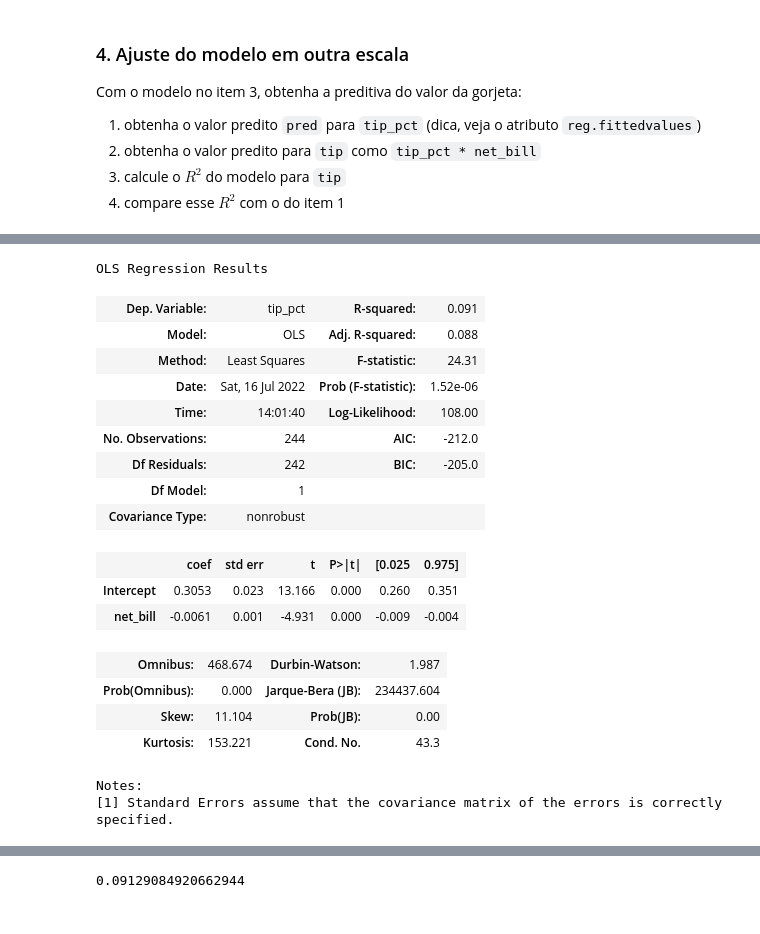
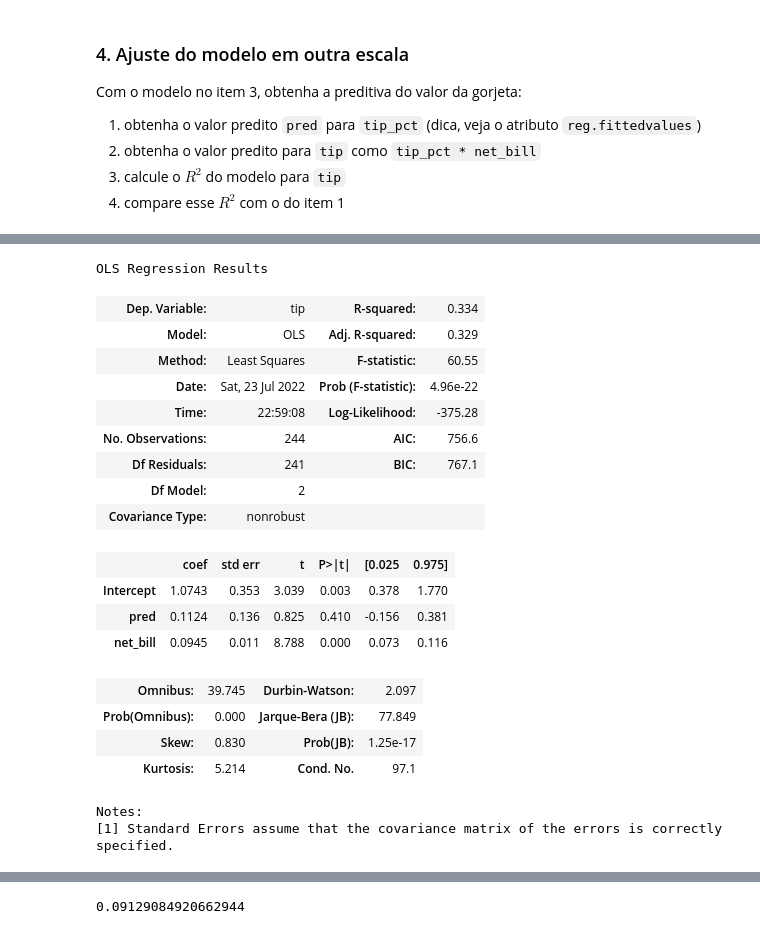
Before and after one commit to lgrdcmt/ebac_exercicios, a Jupyter notebook: Mod12 - Exerc01.ipynb, the cells around one changed output, grey strips where cells are left out. Drawn from its saved outputs; the diff is of its cells as text; code cells hidden in the pictures.

````diff
--- a/Mod12 - Exerc01.ipynb
+++ b/Mod12 - Exerc01.ipynb
@@ -74,3 +124,9 @@ Com o modelo no item 3, obtenha a preditiva do valor da gorjeta:
   2. obtenha o valor predito para ```tip``` como ```tip_pct * net_bill```
   3. calcule o $R^2$ do modelo para ```tip```
   4. compare esse $R^2$ com o do item 1
+# %%
+# 4.1) obtenha o valor predito pred para tip_pct (dica, veja o atributo reg.fittedvalues)
+
+pred = reg_tip_pct.fittedvalues
+
+pred
@@ -76,0 +146,5 @@ Com o modelo no item 3, obtenha a preditiva do valor da gorjeta:
+# %%
+tips['pred'] = pred * tips['net_bill']
+
+
+tips.head()
@@ -77,26 +158,27 @@ Com o modelo no item 3, obtenha a preditiva do valor da gorjeta:
 # %%
-# 4.1)
+# 4.2) obtenha o valor predito para tip como tip_pct * net_bill
 
-reg_tip_pct = smf.ols('tip_pct ~ net_bill', data = tips).fit()
+reg_tip = smf.ols('tip ~ pred + net_bill', data = tips).fit()
 
-reg_tip_pct.summary()
+reg_tip.summary()
 # %% [output]
 OLS Regression Results
-| Dep. Variable: | tip_pct | R-squared: | 0.091 |
-| Model: | OLS | Adj. R-squared: | 0.088 |
-| Method: | Least Squares | F-statistic: | 24.31 |
-| Date: | Sat, 16 Jul 2022 | Prob (F-statistic): | 1.52e-06 |
-| Time: | 14:01:40 | Log-Likelihood: | 108.00 |
-| No. Observations: | 244 | AIC: | -212.0 |
-| Df Residuals: | 242 | BIC: | -205.0 |
-| Df Model: | 1 |  |  |
+| Dep. Variable: | tip | R-squared: | 0.334 |
+| Model: | OLS | Adj. R-squared: | 0.329 |
+| Method: | Least Squares | F-statistic: | 60.55 |
+| Date: | Sat, 23 Jul 2022 | Prob (F-statistic): | 4.96e-22 |
+| Time: | 22:59:08 | Log-Likelihood: | -375.28 |
+| No. Observations: | 244 | AIC: | 756.6 |
+| Df Residuals: | 241 | BIC: | 767.1 |
+| Df Model: | 2 |  |  |
 | Covariance Type: | nonrobust |  |  |
 |  | coef | std err | t | P>|t| | [0.025 | 0.975] |
-| Intercept | 0.3053 | 0.023 | 13.166 | 0.000 | 0.260 | 0.351 |
-| net_bill | -0.0061 | 0.001 | -4.931 | 0.000 | -0.009 | -0.004 |
+| Intercept | 1.0743 | 0.353 | 3.039 | 0.003 | 0.378 | 1.770 |
+| pred | 0.1124 | 0.136 | 0.825 | 0.410 | -0.156 | 0.381 |
+| net_bill | 0.0945 | 0.011 | 8.788 | 0.000 | 0.073 | 0.116 |
-| Omnibus: | 468.674 | Durbin-Watson: | 1.987 |
-| Prob(Omnibus): | 0.000 | Jarque-Bera (JB): | 234437.604 |
-| Skew: | 11.104 | Prob(JB): | 0.00 |
-| Kurtosis: | 153.221 | Cond. No. | 43.3 |
+| Omnibus: | 39.745 | Durbin-Watson: | 2.097 |
+| Prob(Omnibus): | 0.000 | Jarque-Bera (JB): | 77.849 |
+| Skew: | 0.830 | Prob(JB): | 1.25e-17 |
+| Kurtosis: | 5.214 | Cond. No. | 97.1 |
 Notes:
 [1] Standard Errors assume that the covariance matrix of the errors is correctly specified.
````
Also changed, not shown: parts of 17 cells of this notebook.
